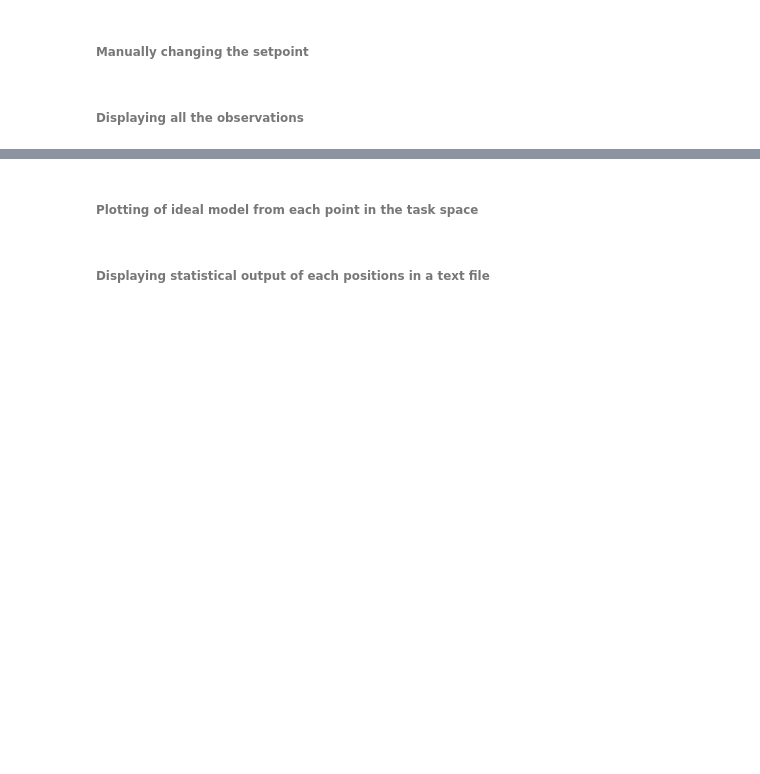
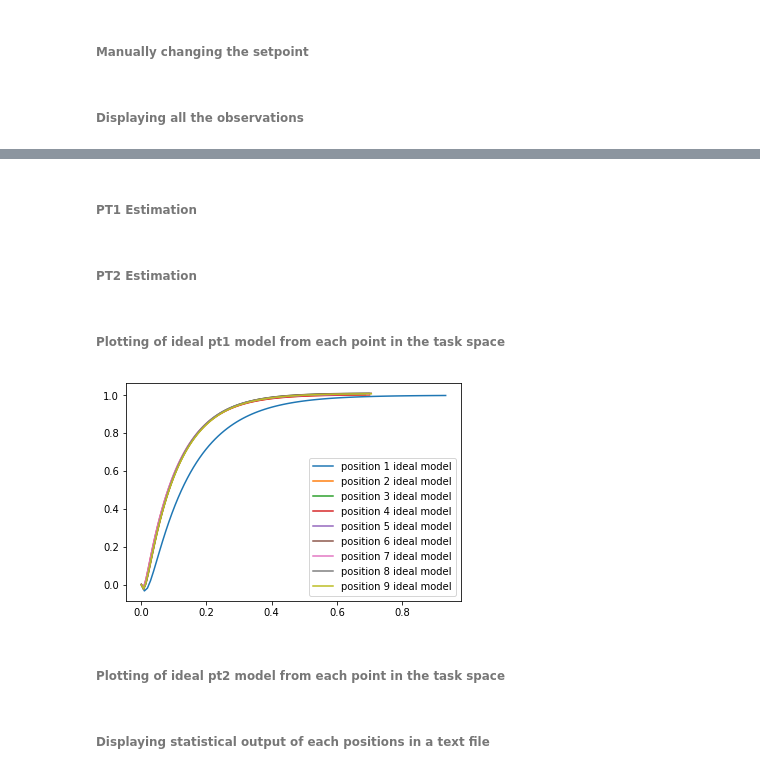
Before and after one commit to lth-tt/sysid2, a Jupyter notebook: Process_Modeling.ipynb, the cells around one changed output, grey strips where cells are left out. Cells and saved outputs as stored; diff of their text form; code cells hidden in the pictures; blank space fills up the shorter version.

```diff
--- a/Process_Modeling.ipynb
+++ b/Process_Modeling.ipynb
@@ -62,9 +57,9 @@ for i in range(0, positions):
 # %% [markdown]
 ###### Manually changing the setpoint
 # %%
-for i in range(0, observations):
-    df_ist_soll[0][i].x_soll[df_ist_soll[0][i].x_soll > 0] = 0.15
-    df_ist_soll[3][i].x_soll[df_ist_soll[3][i].x_soll > 0] = 0.17
+#for i in range(0, observations):
+#    df_ist_soll[0][i].x_soll[df_ist_soll[0][i].x_soll > 0] = 0.15
+#    df_ist_soll[3][i].x_soll[df_ist_soll[3][i].x_soll > 0] = 0.17
 # %% [markdown]
 ###### Displaying all the observations
 # %%
@@ -202,0 +189,31 @@ def identify(df):
+# %% [markdown]
+###### PT1 Estimation
+# %%
+# The steady state value is calculated based on the final values of the step response.
+#In case of a faulty step response, the overall model also gets affected.
+
+#youto,to are the yout and t outputs from the pt1 and pt2 system
+#tf and delay are the transfer functions of the output and its delay
+#tdytdts is an array that contains all the above values in a sequential order
+def pt1(df):
+    to_1           = []
+    tf_1           = []
+    youto_1        = []
+    delay_1        = []
+    tdytdts_1      = []
+    delay_tf_1     = []
+    steady_state_1 = []
+    time_constant_1 = []
+    smooth_1 = smoothing_ar_sg(df)[0]
+
+    for i in range(0,len(smooth_1)):
+        tdytdts_1.append(ob.pt1(smooth_1[i], t_array[i]))
+        tf_1.append(tdytdts_1[i][0])
+        youto_1.append(tdytdts_1[i][1])
+        to_1.append(tdytdts_1[i][2])
+        delay_1.append(tdytdts_1[i][3])
+        time_constant_1.append(tdytdts_1[i][4])
+        steady_state_1.append(tdytdts_1[i][5])
+    return steady_state_1, time_constant_1, delay_1
+# %% [markdown]
+###### PT2 Estimation
@@ -203,30 +247,33 @@ def identify(df):
 # %% [markdown]
-###### Plotting of ideal model from each point in the task space
+###### Plotting of ideal pt1 model from each point in the task space
 # %%
 # Each of the timeseries in a position is modeled according to the pt1 modeling and the ideal model
 # in a position is calculated by taking the average of these individual models.
 
 
 system_matrix = []
 mean_matrix   = []
 median_matrix = []
 std_matrix    = [] # std = standard deviation
 var_matrix    = [] # var = variance
 model_pos     = [] # model as time series for each positions
 yout_full     = []
 for i in range(0, positions):
     try:
-        steady_state_1, time_constant_1, delay_1, xin_array, yout_array, t_array = identify(df_ist_soll[i])
+        xin_array, yout_array, t_array = ob.strip_multiply(df_ist_soll[i])
+        steady_state_1, time_constant_1, delay_1 = pt1(df_ist_soll[i])
+        ideal_tf_pt1, ideal_model_output_pt1, ideal_model_time_pt1 = ob.ideal_pt1(steady_state_1, time_constant_1, delay_1)
     except:
         continue
-    ideal_tf_pt1, ideal_model_output_pt1, ideal_model_time_pt1 = ob.ideal_pt1(steady_state_1, time_constant_1, delay_1)
     yout_full.append(yout_array)
     model_pos.append(ideal_model_output_pt1)
     mean_matrix.append(stats.mean(ideal_model_output_pt1))
     median_matrix.append(stats.median(ideal_model_output_pt1))
     std_matrix.append(stats.pstdev(ideal_model_output_pt1))
     var_matrix.append(stats.variance(ideal_model_output_pt1))
     plt.plot(ideal_model_time_pt1, ideal_model_output_pt1, label = 'position %s ideal model'%(i+1))
     plt.legend()
-    plt.savefig('model.png')
+    plt.savefig('model_pt1.png')
     system_matrix.append(ob.ss(ideal_tf_pt1))
+# %% [output]
+[figure, added]
@@ -245,0 +280,2 @@ for i in range(0, positions):
+# %% [markdown]
+###### Plotting of ideal pt2 model from each point in the task space
```
Also changed, not shown: parts of 12 cells of this notebook.
